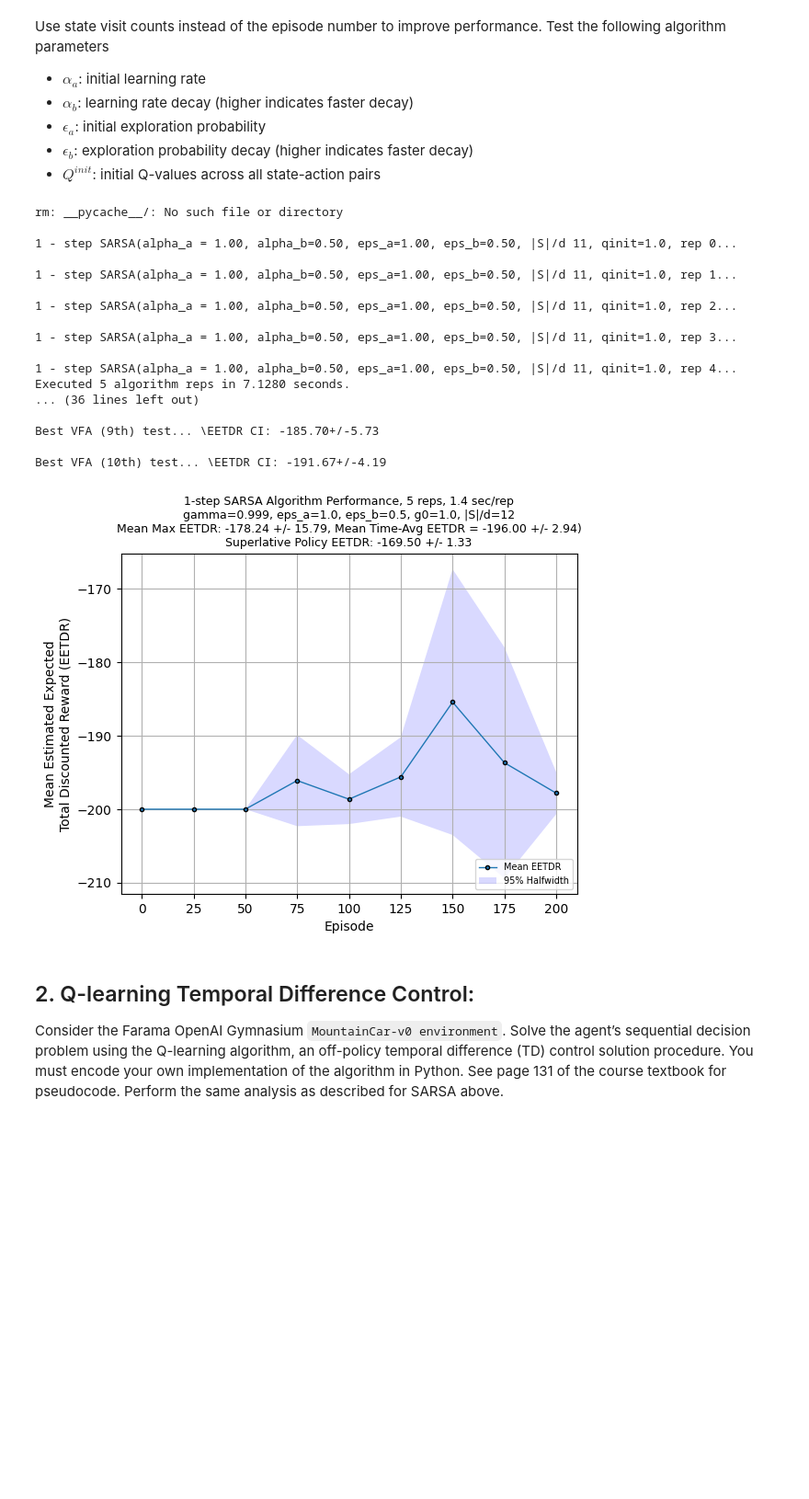
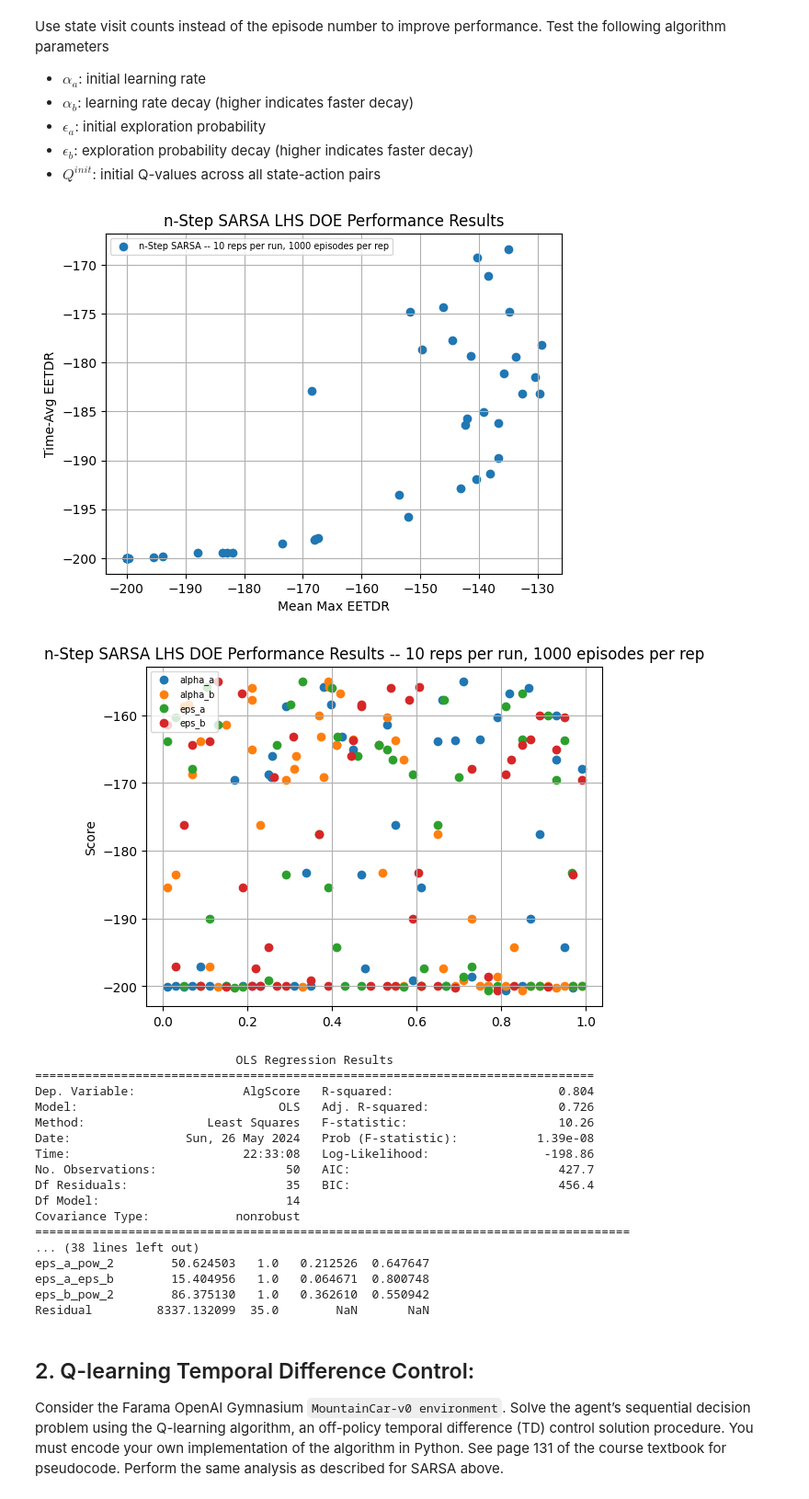
Before and after one commit to bhosley/Schoolwork, a Jupyter notebook: 2024Q2 - Reinforcement Learning/Homework 4/Homework 4.ipynb, the cells around one changed output. Shown at 92% size. Saved outputs shown, nothing was run; the diff lists cells and outputs as text; code cells hidden in the pictures; blank space fills up the shorter version.

```diff
--- a/2024Q2 - Reinforcement Learning/Homework 4/Homework 4.ipynb
+++ b/2024Q2 - Reinforcement Learning/Homework 4/Homework 4.ipynb
@@ -44,7 +44,7 @@ class SARSA(MDPBase):
 
     def __init__(self, env, steps=1, **kwargs) -> None:
         super().__init__(env, **kwargs)
-        self.steps = steps
+        self.steps = steps if type(steps) == int else 2**int(6*steps)
         self.algorithm_name = f'{steps}-step SARSA'
 
     def train(self, num_replications, num_episodes, verbose=False):
@@ -145,61 +145,64 @@ class SARSA(MDPBase):
                     if verbose:
                         self.update_and_print(m,mean,hw,Q)
                     else:
                         self.update_best_scores(mean,hw,Q)
 
             # last test of current algorithm replication
             mean, hw = self.evaluate_policy_test(Q, self.num_test_reps)
             self.GzmTest.append((z, num_episodes, mean, hw))
 
             # update best EETDR scores if necessary
             if verbose:
                 self.update_and_print(m,mean,hw,Q)
             else:
                 self.update_best_scores(mean,hw,Q)
 
         time_elapsed = perf_counter() - time_start
         print(f"Executed {num_replications} algorithm reps in {time_elapsed:0.4f} seconds.")
 
         self.total_training_reps += num_replications
         self.total_episodes += num_episodes
         # Update execution time record
         total_time = (self.total_training_reps * self.avg_execution_time) + time_elapsed
         self.avg_execution_time = total_time / self.total_training_reps
 
 
 import gymnasium as gym
 
-env = gym.make('MountainCar-v0')
-one_sarsa = SARSA(env)
-one_sarsa.train(num_replications=5, num_episodes=200)
-one_sarsa.get_results()
-one_sarsa.show_results()
+#env = gym.make('MountainCar-v0')
+#one_sarsa = SARSA(env)
+#one_sarsa.train(num_replications=5, num_episodes=200)
+#one_sarsa.get_results()
+#one_sarsa.show_results()
 
 env = gym.make('MountainCar-v0')
-#features = ["alpha_a", "alpha_b", "eps_a", "eps_b"]
-#sarsa_experiment = LHS_Experiment(SARSA,env,features    ,episodes=int(1e2),replications=5,runs=5)
-#sarsa_experiment.parallel_lhs()
-#sarsa_experiment.plot_results()
-#sarsa_experiment.plot_param_comparison()
+features = ["alpha_a", "alpha_b", "eps_a", "eps_b"]
+sarsa_experiment = LHS_Experiment(SARSA,env,features)
+sarsa_experiment.parallel_lhs()
+sarsa_experiment.export_results()
+sarsa_experiment.plot_results()
+sarsa_experiment.plot_param_comparison()
+sarsa_experiment.anova()
 # %% [output]
+[figure, new version]
+[figure, added]
-rm: __pycache__/: No such file or directory
-
-1 - step SARSA(alpha_a = 1.00, alpha_b=0.50, eps_a=1.00, eps_b=0.50, |S|/d 11, qinit=1.0, rep 0...
-
-1 - step SARSA(alpha_a = 1.00, alpha_b=0.50, eps_a=1.00, eps_b=0.50, |S|/d 11, qinit=1.0, rep 1...
-
-1 - step SARSA(alpha_a = 1.00, alpha_b=0.50, eps_a=1.00, eps_b=0.50, |S|/d 11, qinit=1.0, rep 2...
-
-1 - step SARSA(alpha_a = 1.00, alpha_b=0.50, eps_a=1.00, eps_b=0.50, |S|/d 11, qinit=1.0, rep 3...
-
-1 - step SARSA(alpha_a = 1.00, alpha_b=0.50, eps_a=1.00, eps_b=0.50, |S|/d 11, qinit=1.0, rep 4...
-Executed 5 algorithm reps in 7.1280 seconds.
-... (36 lines left out)
-
-Best VFA (9th) test... \EETDR CI: -185.70+/-5.73
-
-Best VFA (10th) test... \EETDR CI: -191.67+/-4.19
+                            OLS Regression Results
+==============================================================================
+Dep. Variable:               AlgScore   R-squared:                       0.804
+Model:                            OLS   Adj. R-squared:                  0.726
+Method:                 Least Squares   F-statistic:                     10.26
+Date:                Sun, 26 May 2024   Prob (F-statistic):           1.39e-08
+Time:                        22:33:08   Log-Likelihood:                -198.86
+No. Observations:                  50   AIC:                             427.7
+Df Residuals:                      35   BIC:                             456.4
+Df Model:                          14
+Covariance Type:            nonrobust
+===================================================================================
+... (38 lines left out)
+eps_a_pow_2        50.624503   1.0   0.212526  0.647647
+eps_a_eps_b        15.404956   1.0   0.064671  0.800748
+eps_b_pow_2        86.375130   1.0   0.362610  0.550942
+Residual         8337.132099  35.0        NaN       NaN
-[figure, old version]
 # %% [markdown]
 ## 2. Q-learning Temporal Difference Control:
 Consider the Farama OpenAI Gymnasium `MountainCar-v0 environment`. Solve the agent’s sequential decision problem using the Q-learning algorithm, an off-policy temporal difference (TD) control solution procedure. You must encode your own implementation of the algorithm in Python. See page 131 of the course textbook for pseudocode. Perform the same analysis as described for SARSA above.
```
Also changed, not shown: parts of 5 cells of this notebook, 13 other files.
